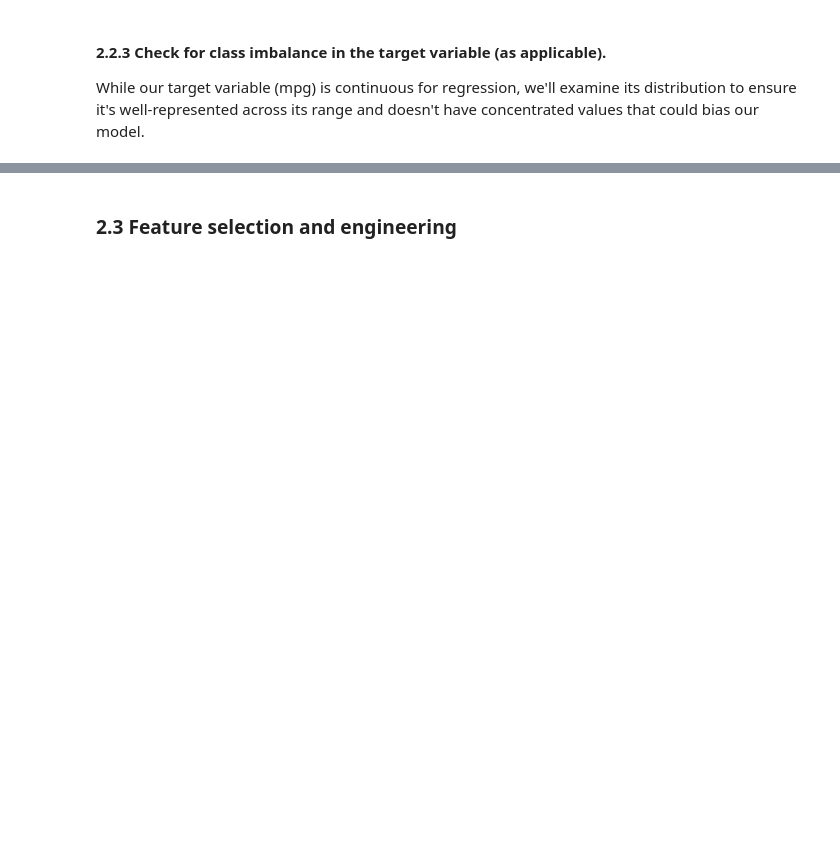
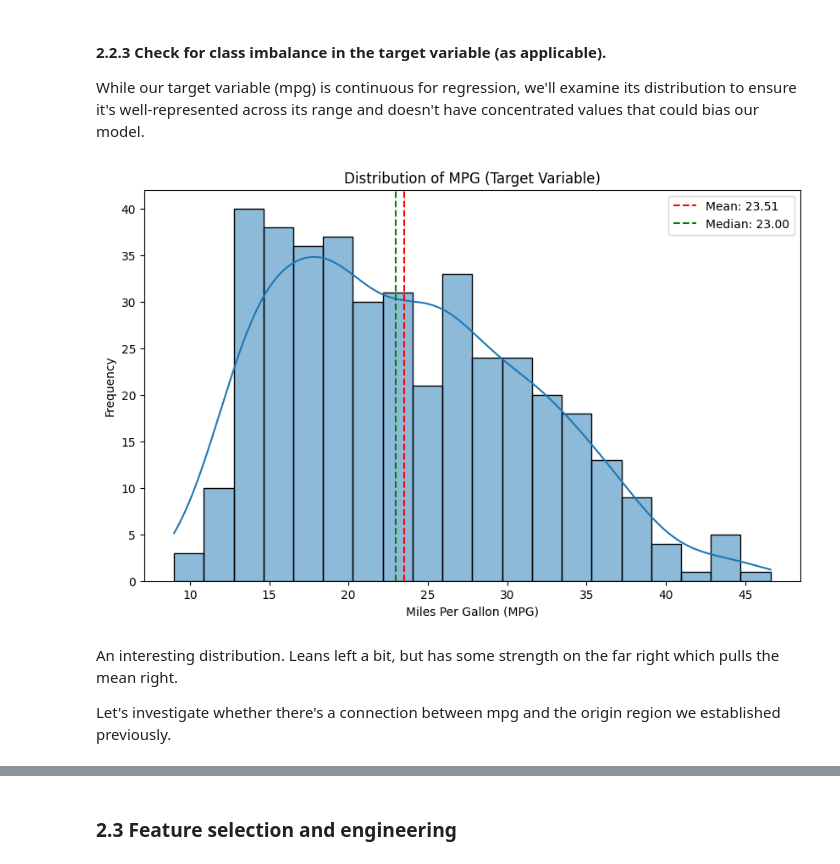
Before and after one commit to gjrich/ml_regression_gjrich, a Jupyter notebook: regression_gjrich.ipynb, the cells around one changed output, grey strips where cells are left out. Cells and saved outputs as stored; diff of their text form; code cells hidden in the pictures; blank space fills up the shorter version.

```diff
--- a/regression_gjrich.ipynb
+++ b/regression_gjrich.ipynb
@@ -343,22 +426,20 @@ While our target variable (mpg) is continuous for regression, we'll examine its
 # %%
 # Examine the distribution of the target variable (mpg)
 plt.figure(figsize=(10, 6))
 sns.histplot(df['mpg'], bins=20, kde=True)
 plt.title('Distribution of MPG (Target Variable)')
 plt.xlabel('Miles Per Gallon (MPG)')
 plt.ylabel('Frequency')
 plt.axvline(df['mpg'].mean(), color='red', linestyle='--', label=f'Mean: {df["mpg"].mean():.2f}')
 plt.axvline(df['mpg'].median(), color='green', linestyle='--', label=f'Median: {df["mpg"].median():.2f}')
 plt.legend()
 plt.show()
-
-# Create a violin plot of mpg by number of cylinders
-plt.figure(figsize=(10, 6))
-sns.violinplot(x='cylinders', y='mpg', data=df)
-plt.title('Distribution of MPG by Number of Cylinders')
-plt.xlabel('Number of Cylinders')
-plt.ylabel('Miles Per Gallon (MPG)')
-plt.show()
+# %% [output]
+[figure, added]
+# %% [markdown]
+An interesting distribution. Leans left a bit, but has some strength on the far right which pulls the mean right.
+
+Let's investigate whether there's a connection between mpg and the origin region we established previously.
 # %%
 # Create mpg distribution by origin
 plt.figure(figsize=(15, 5))
```
Also changed, not shown: parts of 81 cells of this notebook.
